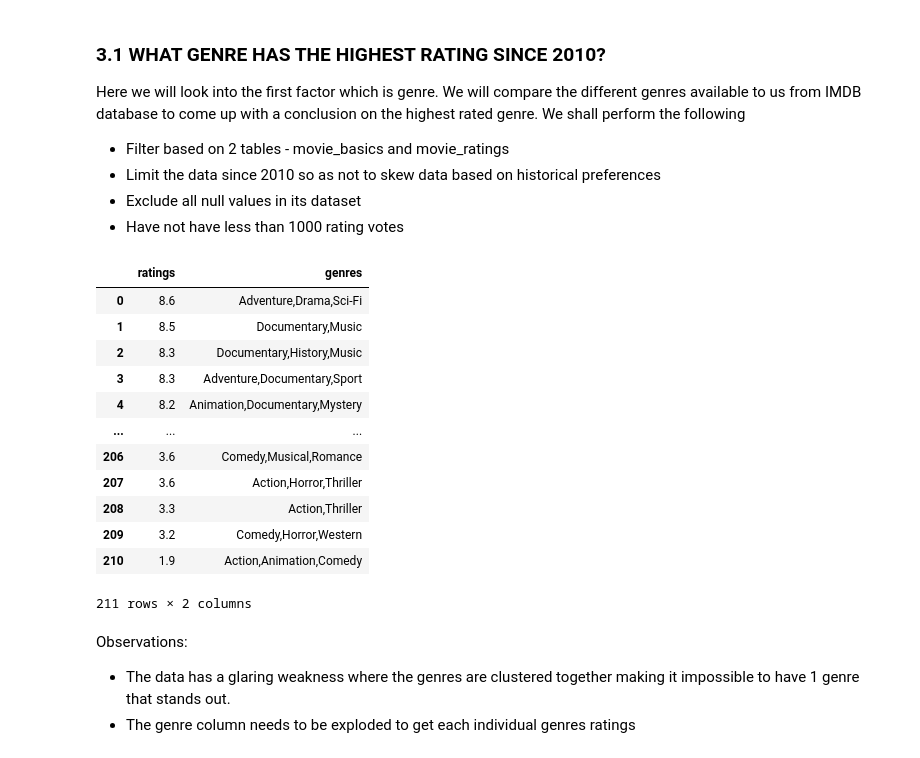
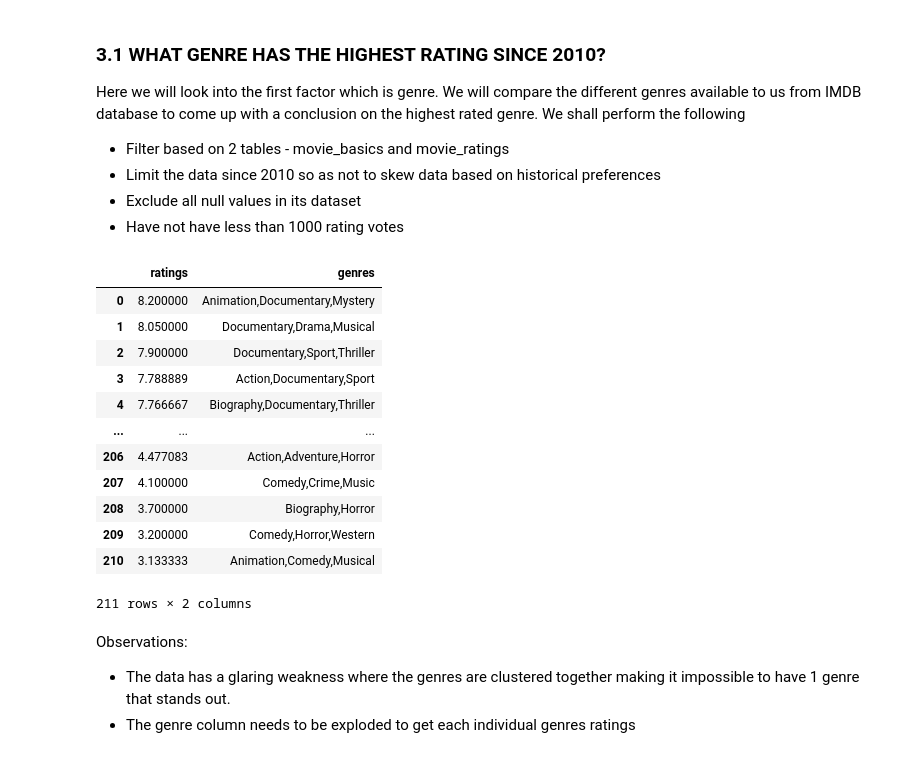
Before and after one commit to AtomHarris/Project_Phase-1, a Jupyter notebook: Final Jupyter Notebook.ipynb, the cells around one changed output. Cells and saved outputs as stored; diff of their text form; code cells hidden in the pictures.

```diff
--- a/Final Jupyter Notebook.ipynb
+++ b/Final Jupyter Notebook.ipynb
@@ -869,30 +869,30 @@ We will compare the different genres available to us from IMDB database to come
 # %%
 #Filtered the data to give the highest rated genres and assigned to a variable genres_df
 q="""
-SELECT averagerating as ratings, genres
+SELECT AVG(averagerating) as ratings, genres
   FROM movie_basics
   JOIN movie_ratings
   USING (movie_id)
  WHERE averagerating is not NULL AND start_year > 2010
  GROUP BY genres
  HAVING numvotes >1000
  ORDER BY ratings DESC
   """
 genres_df=pd.read_sql(q,conn)
 genres_df
 # %% [output]
 |  | ratings | genres |
-| 0 | 8.6 | Adventure,Drama,Sci-Fi |
-| 1 | 8.5 | Documentary,Music |
-| 2 | 8.3 | Documentary,History,Music |
-| 3 | 8.3 | Adventure,Documentary,Sport |
-| 4 | 8.2 | Animation,Documentary,Mystery |
+| 0 | 8.200000 | Animation,Documentary,Mystery |
+| 1 | 8.050000 | Documentary,Drama,Musical |
+| 2 | 7.900000 | Documentary,Sport,Thriller |
+| 3 | 7.788889 | Action,Documentary,Sport |
+| 4 | 7.766667 | Biography,Documentary,Thriller |
 | ... | ... | ... |
-| 206 | 3.6 | Comedy,Musical,Romance |
-| 207 | 3.6 | Action,Horror,Thriller |
-| 208 | 3.3 | Action,Thriller |
-| 209 | 3.2 | Comedy,Horror,Western |
-| 210 | 1.9 | Action,Animation,Comedy |
+| 206 | 4.477083 | Action,Adventure,Horror |
+| 207 | 4.100000 | Comedy,Crime,Music |
+| 208 | 3.700000 | Biography,Horror |
+| 209 | 3.200000 | Comedy,Horror,Western |
+| 210 | 3.133333 | Animation,Comedy,Musical |
 211 rows × 2 columns
 # %% [markdown]
 Observations:
```
Also changed, not shown: parts of 15 cells of this notebook, 10 other files.
